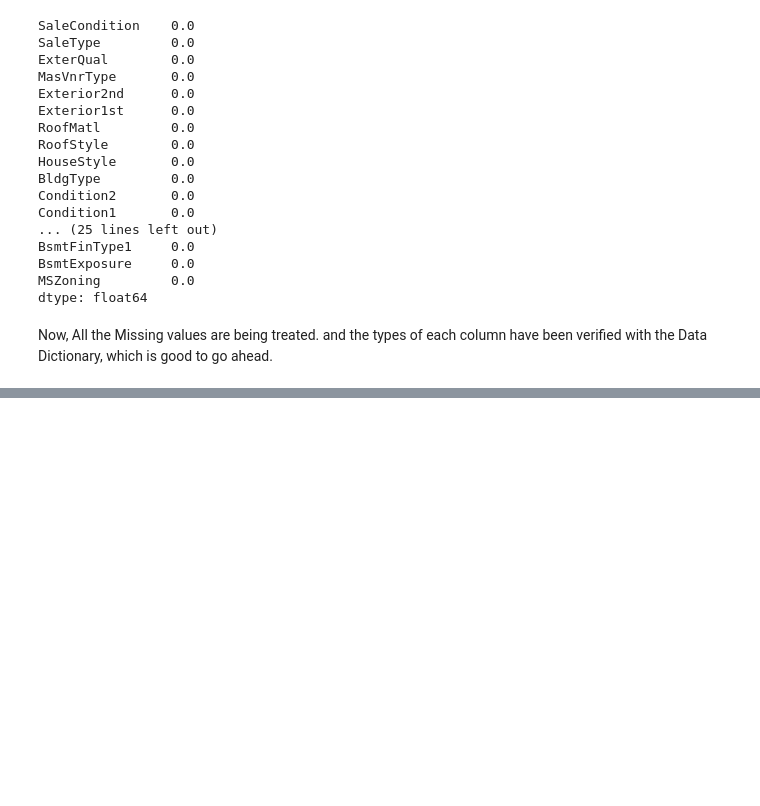
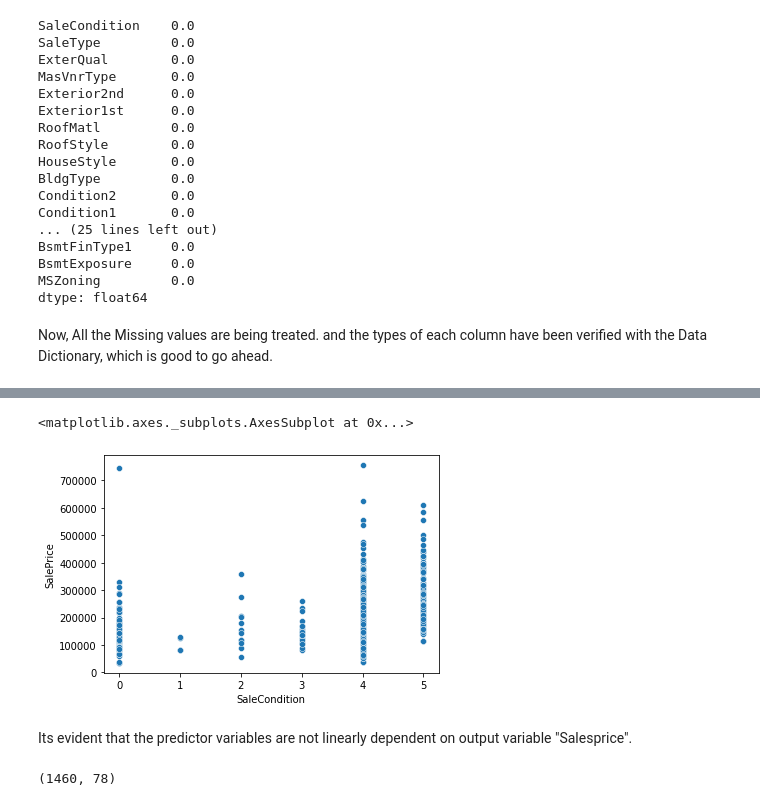
Before and after one commit to santoshkumarvagga/API, a Jupyter notebook: house_price_ML2_Logistic_regression.ipynb, the cells around one changed output, grey strips where cells are left out. Drawn from its saved outputs; the diff is of its cells as text; code cells hidden in the pictures; blank space fills up the shorter version.

```diff
--- a/house_price_ML2_Logistic_regression.ipynb
+++ b/house_price_ML2_Logistic_regression.ipynb
@@ -962,0 +1062,8 @@ Now, All the Missing values are being treated. and the types of each column have
+# %%
+# scatter plot to visualise data
+sns.scatterplot( data = df , x = 'SaleCondition' , y = 'SalePrice')
+# %% [output]
+<matplotlib.axes._subplots.AxesSubplot at 0x...>
+[figure, added]
+# %% [markdown]
+Its evident that the predictor variables are not linearly dependent on output variable "Salesprice".
@@ -962,0 +1074,4 @@ Now, All the Missing values are being treated. and the types of each column have
+# %%
+df.shape
+# %% [output]
+(1460, 78)
```
Also changed, not shown: parts of 28 cells of this notebook.
